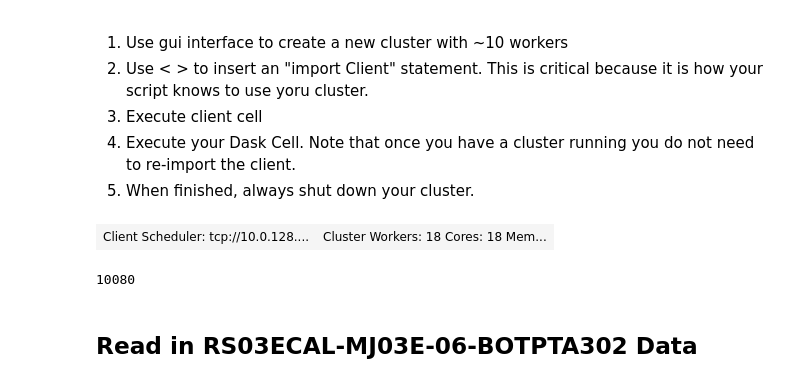
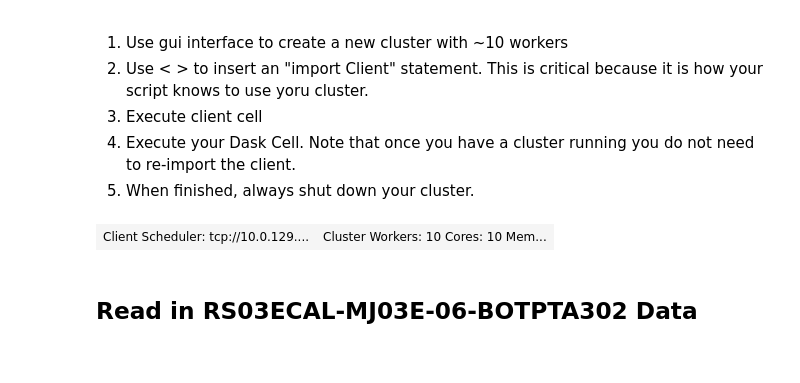
Before and after one commit to daxsoule/BOTPT, a Jupyter notebook: notebooks/examples_dax/dask_botpt_analyze.ipynb, the cells around one changed output. Saved outputs shown, nothing was run; the diff lists cells and outputs as text; code cells hidden in the pictures.

```diff
--- a/notebooks/examples_dax/dask_botpt_analyze.ipynb
+++ b/notebooks/examples_dax/dask_botpt_analyze.ipynb
@@ -19,7 +20,7 @@ warnings.filterwarnings('ignore')
 # %%
 from dask.distributed import Client
 
-client = Client("tcp://10.0.128.156:33731")
+client = Client("tcp://10.0.129.222:37813")
 client
 # %% [output]
-| Client Scheduler: tcp://10.0.128.... | Cluster Workers: 18 Cores: 18 Mem... |
+| Client Scheduler: tcp://10.0.129.... | Cluster Workers: 10 Cores: 10 Mem... |
@@ -28,7 +27,3 @@ from pylab import rcParams
-# %%
-60*24*7
-# %% [output]
-10080
 # %% [markdown]
 ## Read in RS03ECAL-MJ03E-06-BOTPTA302 Data
 # %%
```
Also changed, not shown: parts of 18 cells of this notebook.
